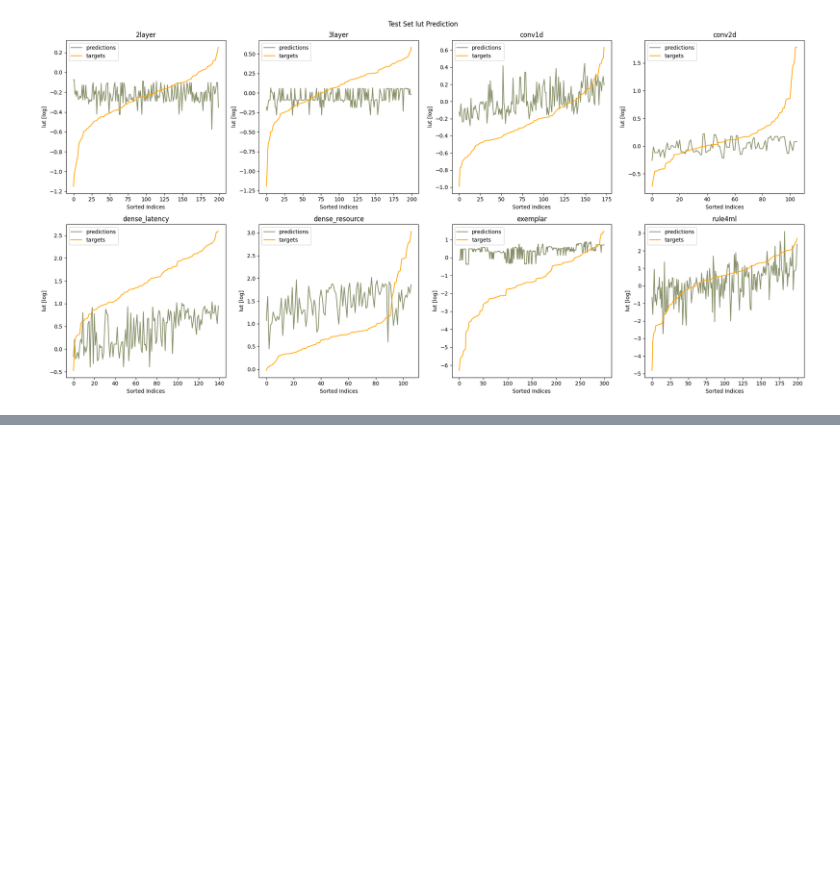
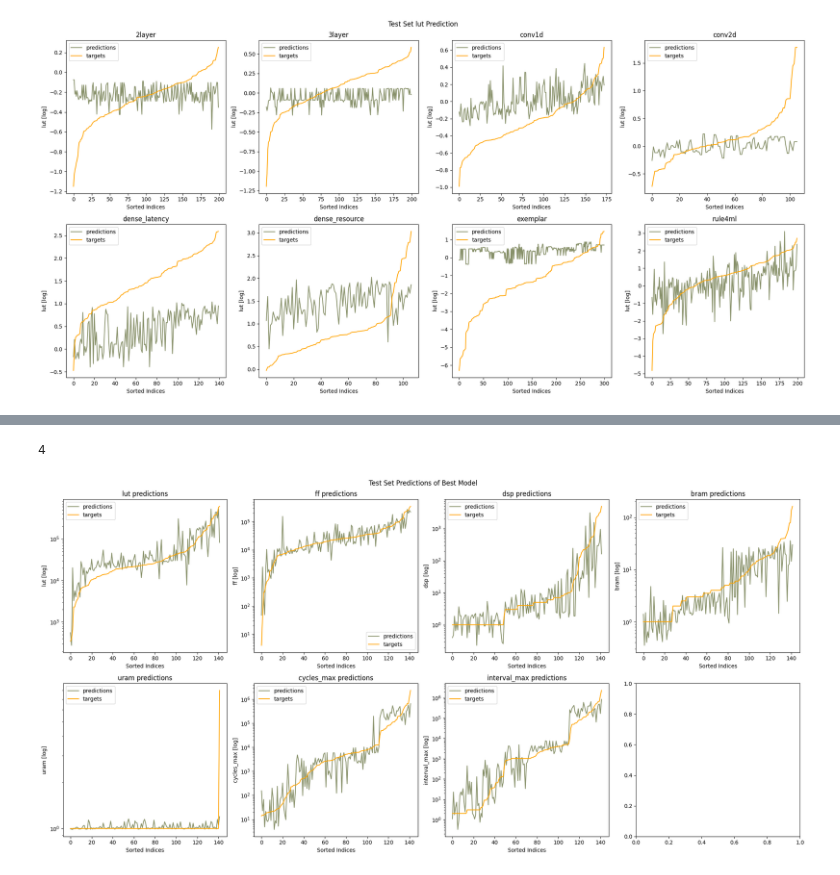
Before and after one commit to brios-polimi/ll-hls4ml, a Jupyter notebook: notebooks/05_trans_vs_ind_compare.ipynb, the cells around one changed output, grey strips where cells are left out. Drawn from its saved outputs; the diff is of its cells as text; code cells hidden in the pictures; blank space fills up the shorter version.

```diff
--- a/notebooks/05_trans_vs_ind_compare.ipynb
+++ b/notebooks/05_trans_vs_ind_compare.ipynb
@@ -31,10 +31,20 @@ test_loss
 test_preds
 test_targets
 # %%
+from ll_hls4ml.training.targets import to_luts
+
 # Bar chart of best validation loss vs test loss for each kernel type
 x = np.arange(len(kernel_types))
 width = 0.35
 max_height = 0.7
+
+# Get MAPE error
+for kernel_type in kernel_types:
+    y_means, y_stds = torch.tensor(training_histories[kernel_type]["y_means"]), np.array(training_histories[kernel_type]["y_stds"])
+    lut_preds = to_luts(torch.tensor(training_histories[kernel_type]["test_preds"]), y_means, y_stds)
+    lut_targets = to_luts(torch.tensor(training_histories[kernel_type]["test_targets"]), y_means, y_stds)
+    mape_error = torch.mean(torch.abs((lut_preds - lut_targets) / lut_targets))
+    print(f"{kernel_type} test MAPE: {mape_error}")
 
 fig, ax = plt.subplots()
 
@@ -124,0 +318,33 @@ plt.show()
+# %%
+from ll_hls4ml.io.schema import LABEL_KEYS
+from ll_hls4ml.training.targets import to_luts
+import math
+
+# Plot validation preds vs targets for each kernel type on multi-figure
+num_kernels = len(LABEL_KEYS)
+num_rows = 2
+num_cols = math.ceil(len(LABEL_KEYS) / num_rows)
+print(num_cols)
+fig, axes = plt.subplots(num_rows, num_cols, figsize=(num_cols * 5, num_rows * 5))
+
+test_preds_luts = to_luts(torch.tensor(test_preds).to(device), y_means, y_stds)
+test_targets_luts = to_luts(torch.tensor(test_targets).to(device), y_means, y_stds)
+
+for i, lbl in enumerate(LABEL_KEYS):
+    preds = np.array(test_preds_luts.cpu() + 1)[:, i]
+    targets = np.array(test_targets_luts.cpu() + 1)[:, i]
+    sorted_idx = targets.argsort()
+    ax = axes[i // num_cols, i % num_cols]
+    ax.plot(preds[sorted_idx], label="predictions", color="#606c38", alpha=0.75)
+    ax.plot(targets[sorted_idx], label="targets", color="orange")
+    ax.set_xlabel("Sorted Indices")
+    ax.set_ylabel(f"{lbl} [log]")
+    ax.set_title(f"{lbl} predictions")
+    ax.set_yscale('log')
+    ax.legend()
+fig.suptitle(f"Test Set Predictions of Best Model")
+plt.tight_layout()
+plt.show()
+# %% [output]
+4
+[figure, added]
```
Also changed, not shown: parts of 3 cells of this notebook, 17 other files.
